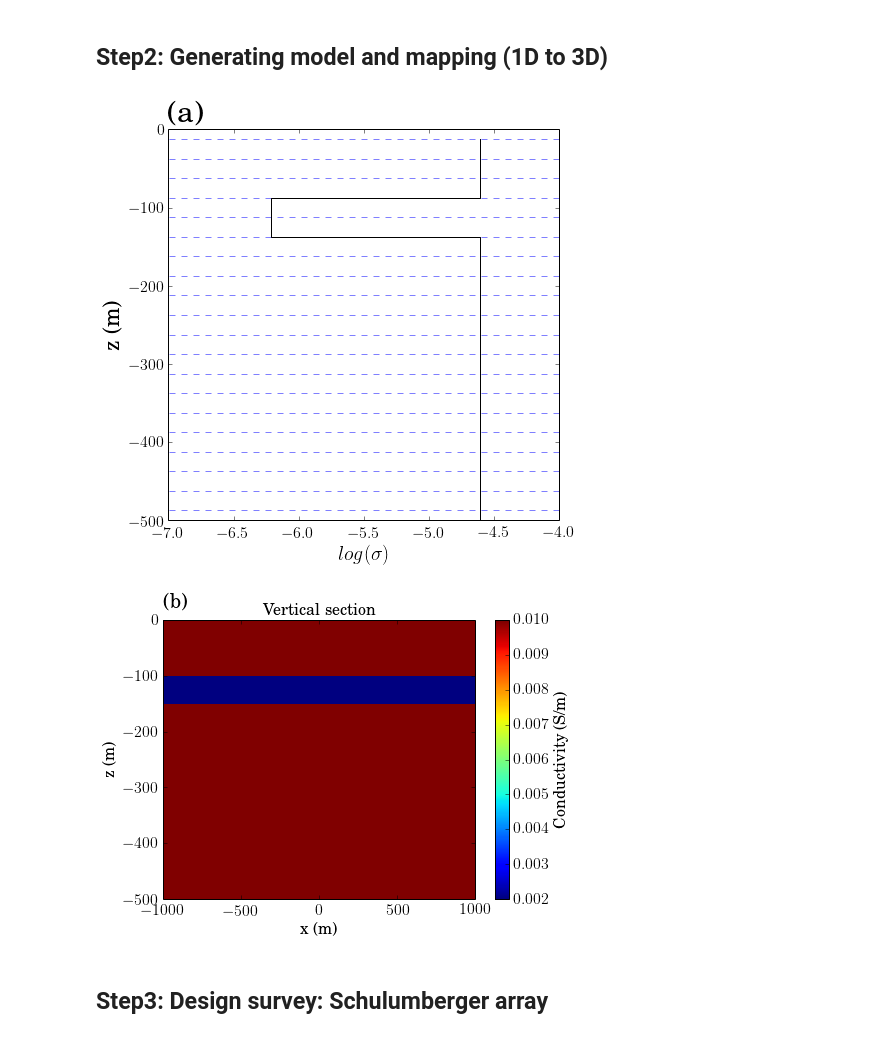
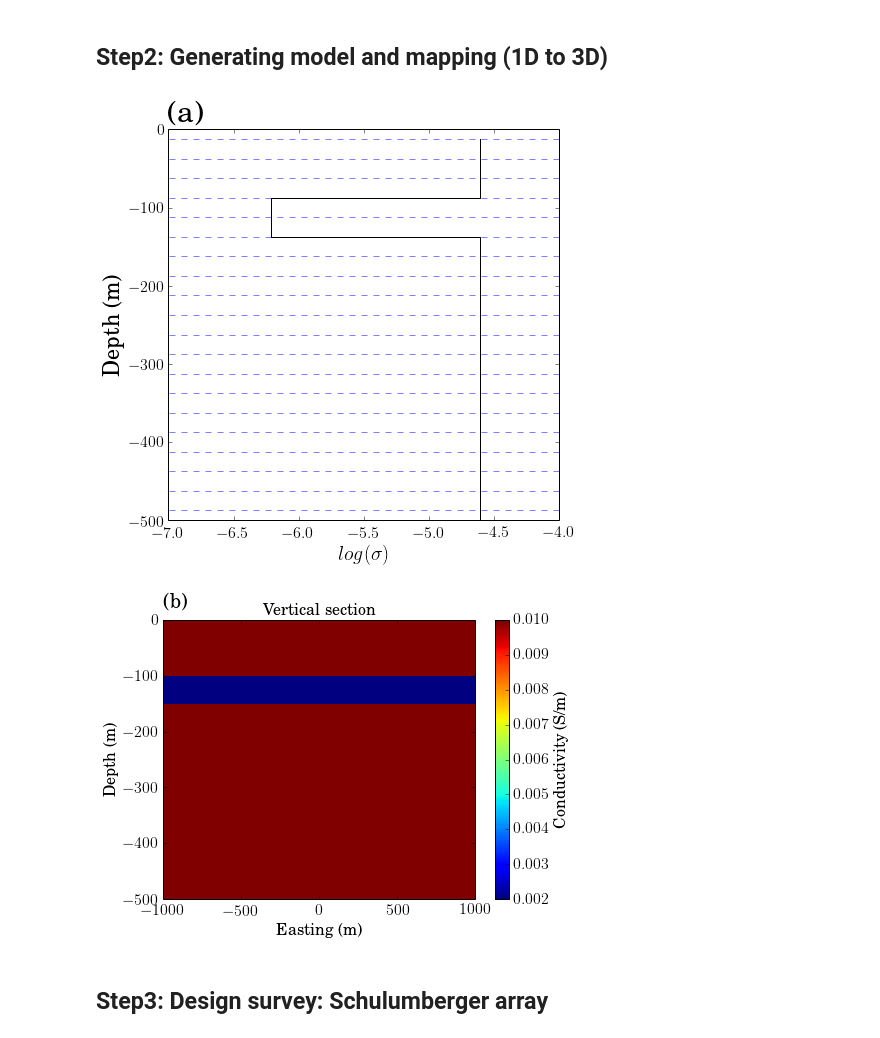
Before and after one commit to simpeg/simpeg, a Jupyter notebook: notebooks/DC_schumberger_Inv.ipynb, the cells around one changed output. Saved outputs shown, nothing was run; the diff lists cells and outputs as text; code cells hidden in the pictures.

Commit message:
modify figures

```diff
--- a/notebooks/DC_schumberger_Inv.ipynb
+++ b/notebooks/DC_schumberger_Inv.ipynb
@@ -51,29 +51,29 @@ mtrue = np.log(sigma)
 # %%
 fig, ax = plt.subplots(1,1, figsize = (7, 7))
 Utils1D.plotLayer(np.log(sigma), mesh.vectorCCz, 'linear', showlayers=True, ax = ax)
 ax.invert_xaxis()
 ax.set_ylim(-500, 0)
 ax.set_xlim(-7, -4)
 ax.set_xlabel('$log(\sigma)$', fontsize = 20)
-ax.set_ylabel('z (m)', fontsize = 22)
+ax.set_ylabel('Depth (m)', fontsize = 22)
 ax.text(-7., 10., '(a)', fontsize = 30)
 fig.savefig('logcond1d.png', dpi=200)
 # %% [output]
-[figure, old version]
+[figure, new version]
 # %%
 fig, ax = plt.subplots(1,1, figsize = (7, 5))
 dat = mesh.plotSlice((mapping*mtrue), normal='Y', ind = 9, ax = ax)
 cb = plt.colorbar(dat[0], ax =ax)
 ax.set_title("Vertical section", fontsize = 16)
 cb.set_label("Conductivity (S/m)", fontsize = 16)
-ax.set_xlabel('x (m)', fontsize = 16)
-ax.set_ylabel('z (m)', fontsize = 16)
+ax.set_xlabel('Easting (m)', fontsize = 16)
+ax.set_ylabel('Depth (m)', fontsize = 16)
 ax.set_xlim(-1000., 1000.)
 ax.set_ylim(-500., 0.)
 ax.text(-1000., 20., '(b)', fontsize = 20)
 fig.savefig('cond3d.png', dpi=200)
 # %% [output]
-[figure, old version]
+[figure, new version]
 # %% [markdown]
 ## Step3: Design survey: Schulumberger array
 # %% [markdown]
```
Also changed, not shown: parts of 2 cells of this notebook, 2 other files.
